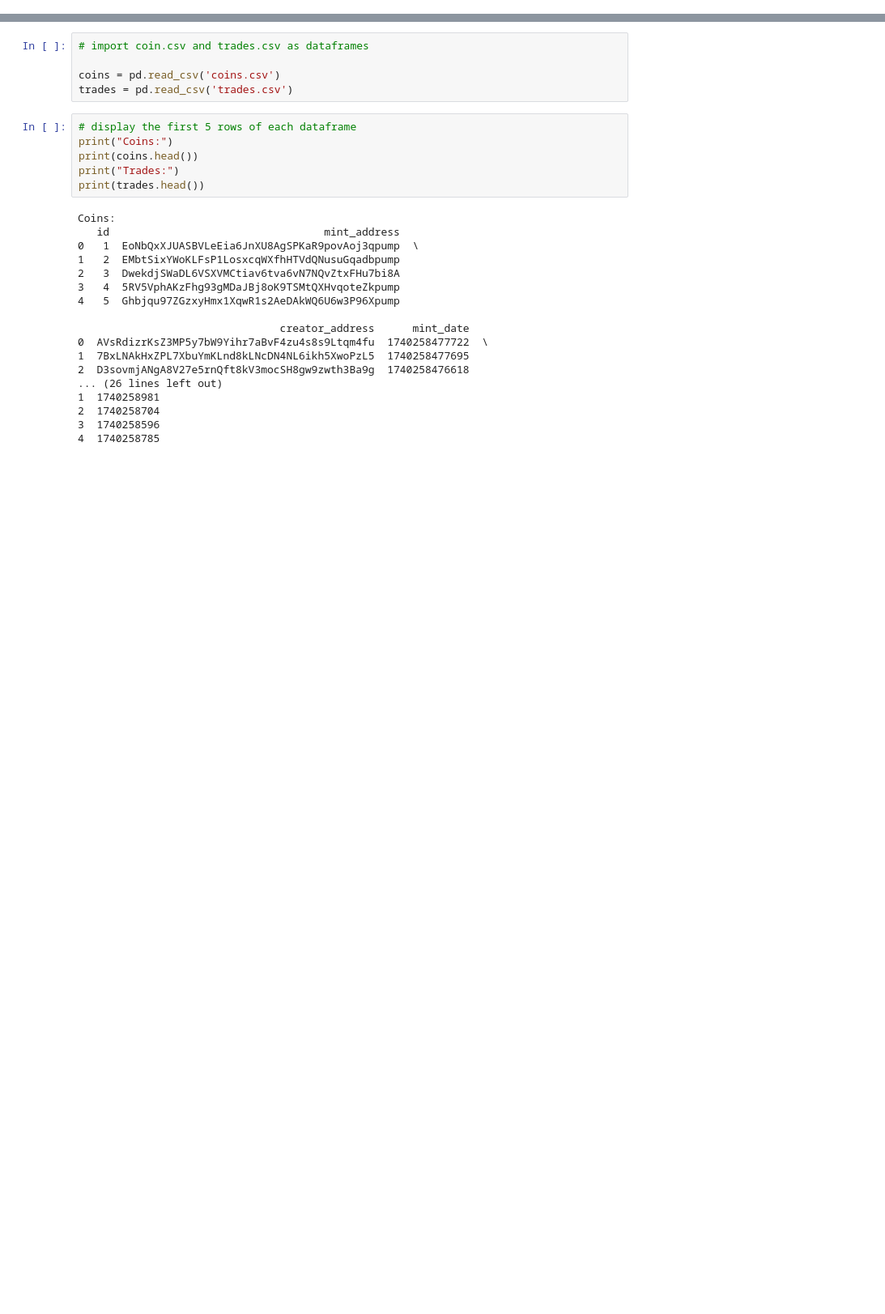
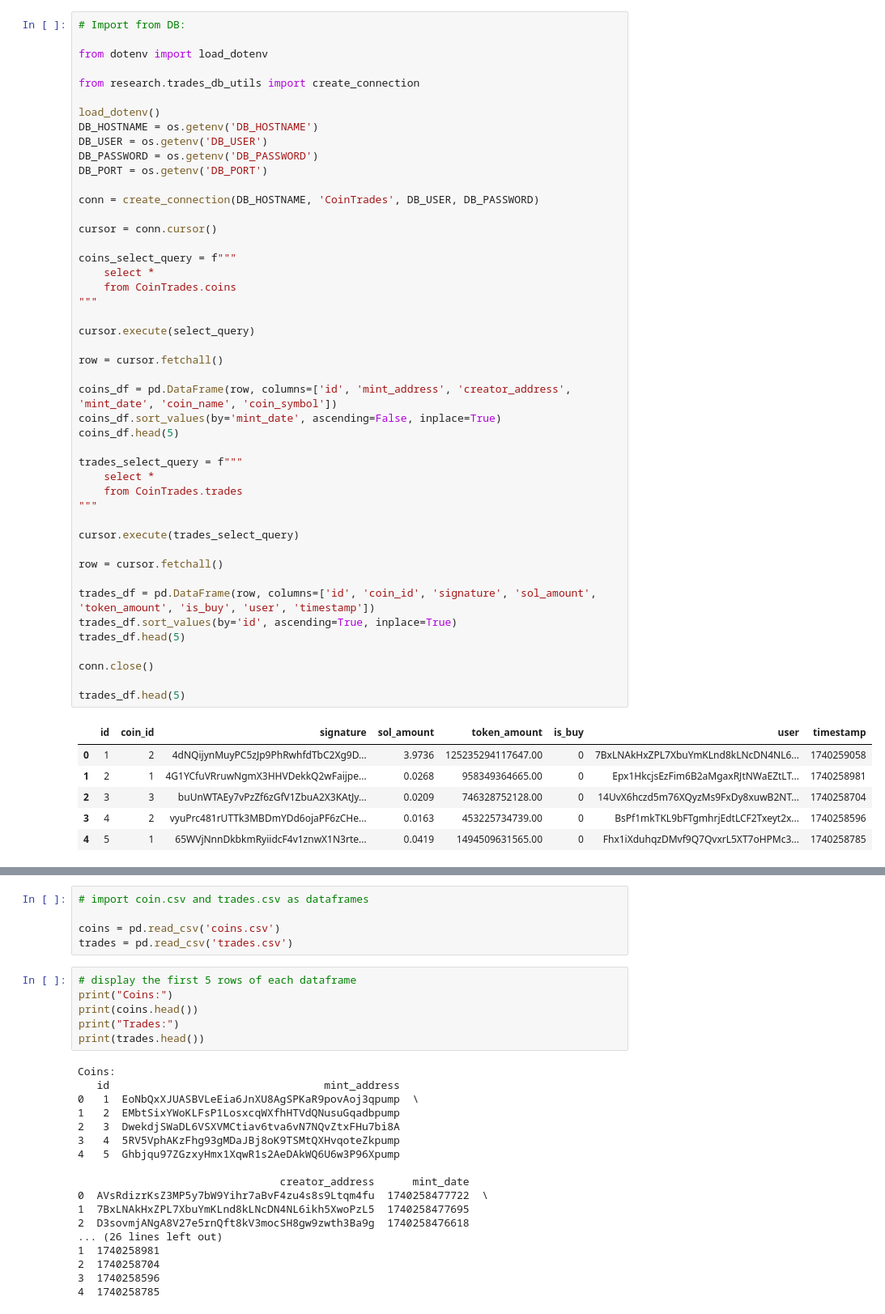
Before and after one commit to DFIC-Quant-Fund/HFTCrypto-W2025, a Jupyter notebook: notebooks/Coin_price_research.ipynb, the cells around one changed output, grey strips where cells are left out. Shown at 81% size. Drawn from its saved outputs; the diff is of its cells as text; blank space fills up the shorter version.

```diff
--- a/notebooks/Coin_price_research.ipynb
+++ b/notebooks/Coin_price_research.ipynb
@@ -4,0 +13,53 @@ import pandas as pd
+# %%
+# Import from DB:
+
+from dotenv import load_dotenv
+
+from research.trades_db_utils import create_connection
+
+load_dotenv()
+DB_HOSTNAME = os.getenv('DB_HOSTNAME')
+DB_USER = os.getenv('DB_USER')
+DB_PASSWORD = os.getenv('DB_PASSWORD')
+DB_PORT = os.getenv('DB_PORT')
+
+conn = create_connection(DB_HOSTNAME, 'CoinTrades', DB_USER, DB_PASSWORD)
+
+cursor = conn.cursor()
+
+coins_select_query = f"""
+    select *
+    from CoinTrades.coins
+"""
+
+cursor.execute(select_query)
+
+row = cursor.fetchall()
+
+coins_df = pd.DataFrame(row, columns=['id', 'mint_address', 'creator_address', 'mint_date', 'coin_name', 'coin_symbol'])
+coins_df.sort_values(by='mint_date', ascending=False, inplace=True)
+coins_df.head(5)
+
+trades_select_query = f"""
+    select *
+    from CoinTrades.trades
+"""
+
+cursor.execute(trades_select_query)
+
+row = cursor.fetchall()
+
+trades_df = pd.DataFrame(row, columns=['id', 'coin_id', 'signature', 'sol_amount', 'token_amount', 'is_buy', 'user', 'timestamp'])
+trades_df.sort_values(by='id', ascending=True, inplace=True)
+trades_df.head(5)
+
+conn.close()
+
+trades_df.head(5)
+# %% [output]
+|  | id | coin_id | signature | sol_amount | token_amount | is_buy | user | timestamp |
+| 0 | 1 | 2 | 4dNQijynMuyPC5zJp9PhRwhfdTbC2Xg9D... | 3.9736 | 125235294117647.00 | 0 | 7BxLNAkHxZPL7XbuYmKLnd8kLNcDN4NL6... | 1740259058 |
+| 1 | 2 | 1 | 4G1YCfuVRruwNgmX3HHVDekkQ2wFaijpe... | 0.0268 | 958349364665.00 | 0 | Epx1HkcjsEzFim6B2aMgaxRJtNWaEZtLT... | 1740258981 |
+| 2 | 3 | 3 | buUnWTAEy7vPzZf6zGfV1ZbuA2X3KAtJy... | 0.0209 | 746328752128.00 | 0 | 14UvX6hczd5m76XQyzMs9FxDy8xuwB2NT... | 1740258704 |
+| 3 | 4 | 2 | vyuPrc481rUTTk3MBDmYDd6ojaPF6zCHe... | 0.0163 | 453225734739.00 | 0 | BsPf1mkTKL9bFTgmhrjEdtLCF2Txeyt2x... | 1740258596 |
+| 4 | 5 | 1 | 65WVjNnnDkbkmRyiidcF4v1znwX1N3rte... | 0.0419 | 1494509631565.00 | 0 | Fhx1iXduhqzDMvf9Q7QvxrL5XT7oHPMc3... | 1740258785 |
```
Also changed, not shown: parts of 2 cells of this notebook.
